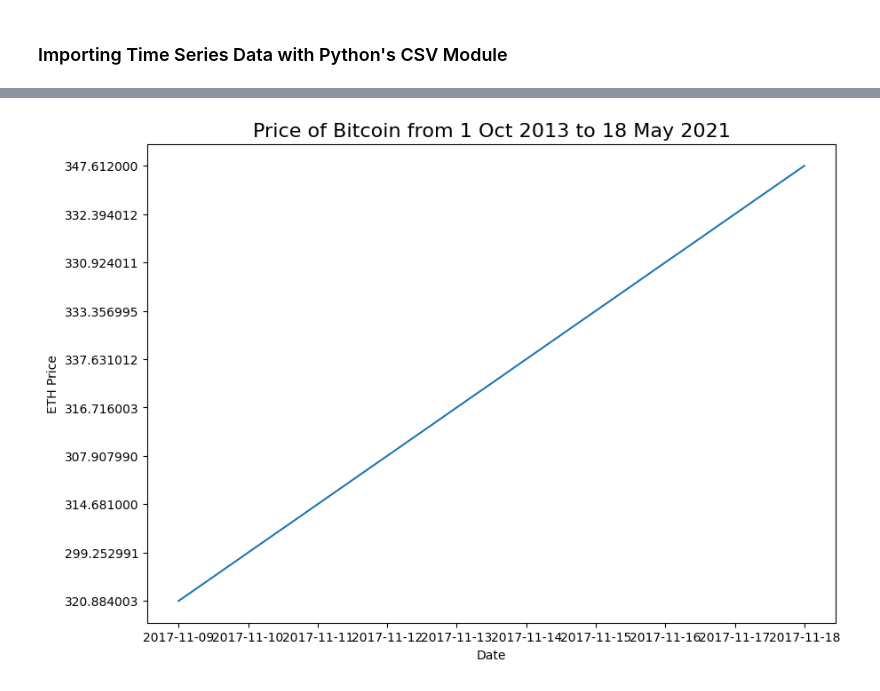
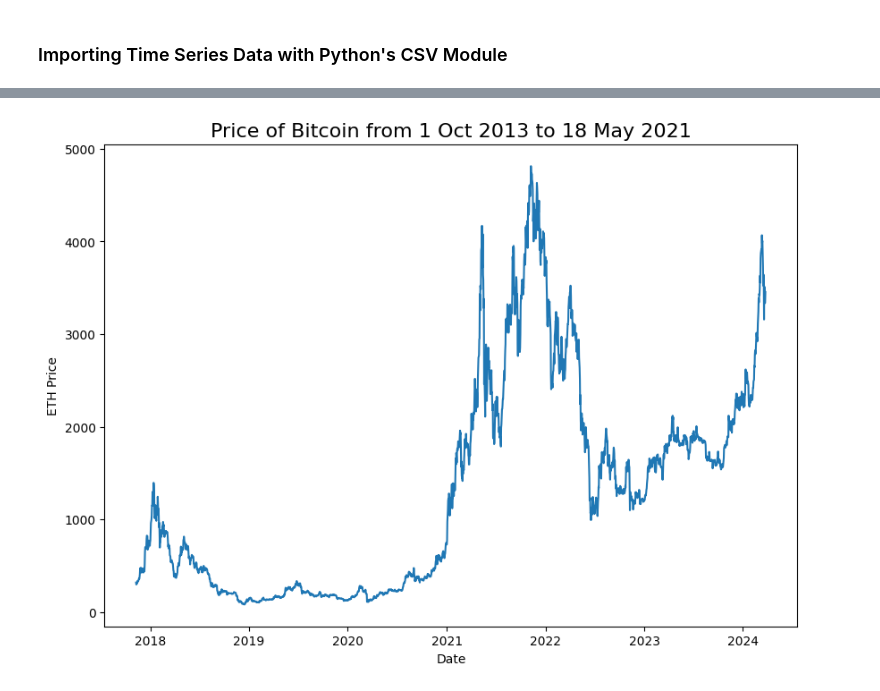
Before and after one commit to AyushSrivastava27/EthVision, a Jupyter notebook: EthVision.ipynb, the cells around one changed output, grey strips where cells are left out. Saved outputs shown, nothing was run; the diff lists cells and outputs as text; code cells hidden in the pictures.

```diff
--- a/EthVision.ipynb
+++ b/EthVision.ipynb
@@ -94,11 +115,17 @@ ValueError: could not convert string to float: 'null'
+# %%
+for i in range(len(eth_price)):
+    if eth_price[i] != 'null':
+        eth_price[i] = float(eth_price[i])
+    else:
+        eth_price[i] = None
 # %%
 # Plot from CSV
 import matplotlib.pyplot as plt
 import numpy as np
 plt.figure(figsize=(10, 7))
-plt.plot(timesteps[:10], eth_price[:10])
+plt.plot(timesteps, eth_price)
 plt.title("Price of Bitcoin from 1 Oct 2013 to 18 May 2021", fontsize=16)
 plt.xlabel("Date")
 plt.ylabel("ETH Price");
 # %% [output]
-[figure, old version]
+[figure, new version]
```
Also changed, not shown: parts of 4 cells of this notebook.
